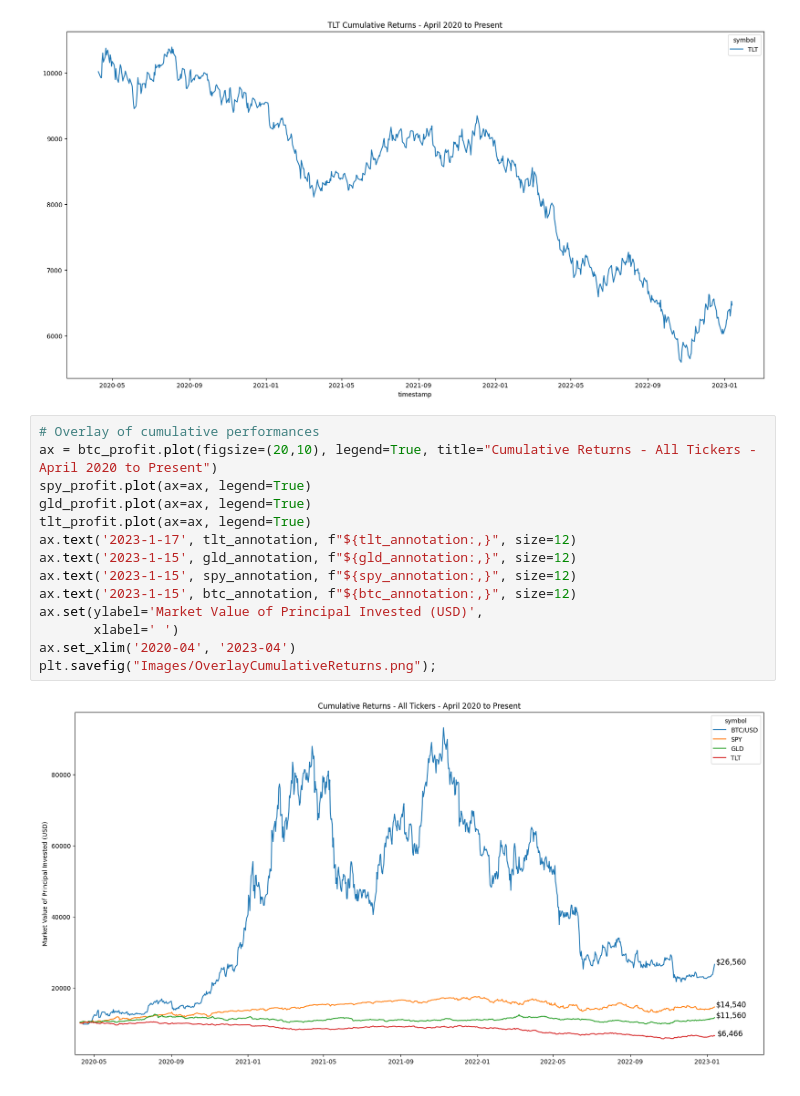
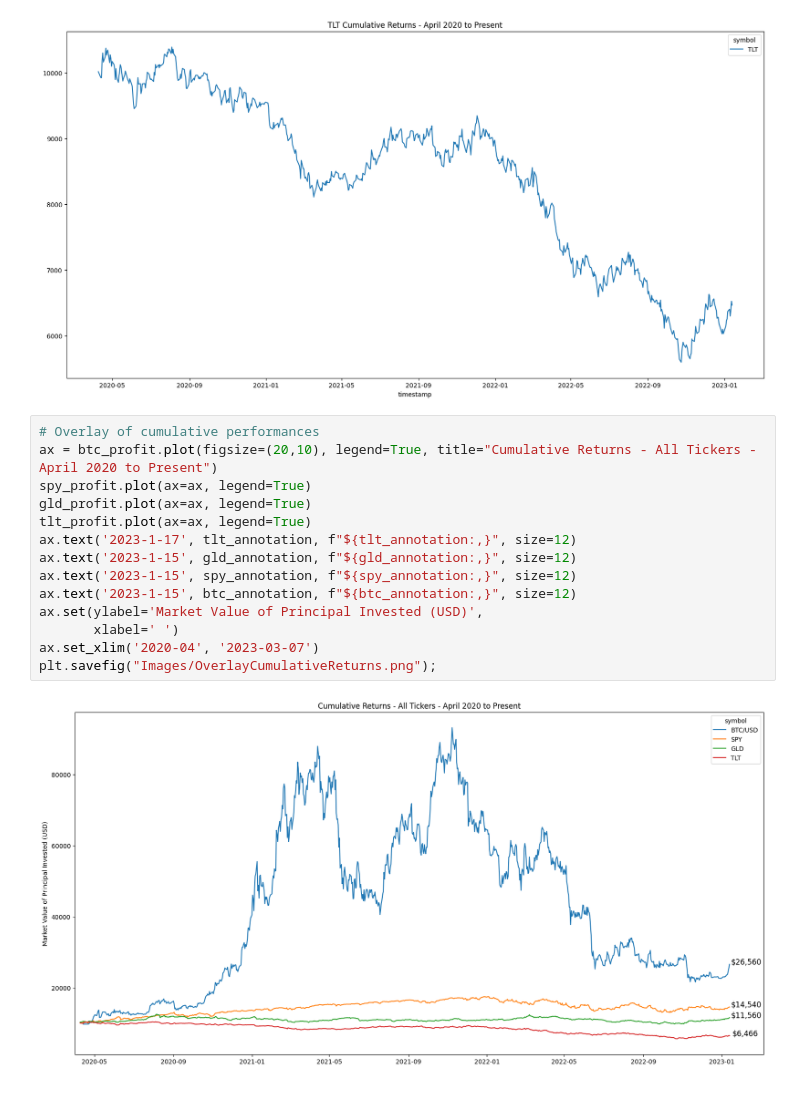
Before and after one commit to jordan-gilmartin/Alpaca-API-Data, a Jupyter notebook: Alpaca-API-Data.ipynb, the cells around one changed output. Drawn from its saved outputs; the diff is of its cells as text.

```diff
--- a/Alpaca-API-Data.ipynb
+++ b/Alpaca-API-Data.ipynb
@@ -790,16 +790,16 @@ plt.savefig("Images/TLTCumulativeReturns.png")
 # %%
 # Overlay of cumulative performances
 ax = btc_profit.plot(figsize=(20,10), legend=True, title="Cumulative Returns - All Tickers - April 2020 to Present")
 spy_profit.plot(ax=ax, legend=True)
 gld_profit.plot(ax=ax, legend=True)
 tlt_profit.plot(ax=ax, legend=True)
 ax.text('2023-1-17', tlt_annotation, f"${tlt_annotation:,}", size=12)
 ax.text('2023-1-15', gld_annotation, f"${gld_annotation:,}", size=12)
 ax.text('2023-1-15', spy_annotation, f"${spy_annotation:,}", size=12)
 ax.text('2023-1-15', btc_annotation, f"${btc_annotation:,}", size=12)
 ax.set(ylabel='Market Value of Principal Invested (USD)',
        xlabel=' ')
-ax.set_xlim('2020-04', '2023-04')
+ax.set_xlim('2020-04', '2023-03-07')
 plt.savefig("Images/OverlayCumulativeReturns.png");
 # %% [output]
-[figure, old version]
+[figure, new version]
```
Also changed, not shown: parts of 4 cells of this notebook, 4 other files.
